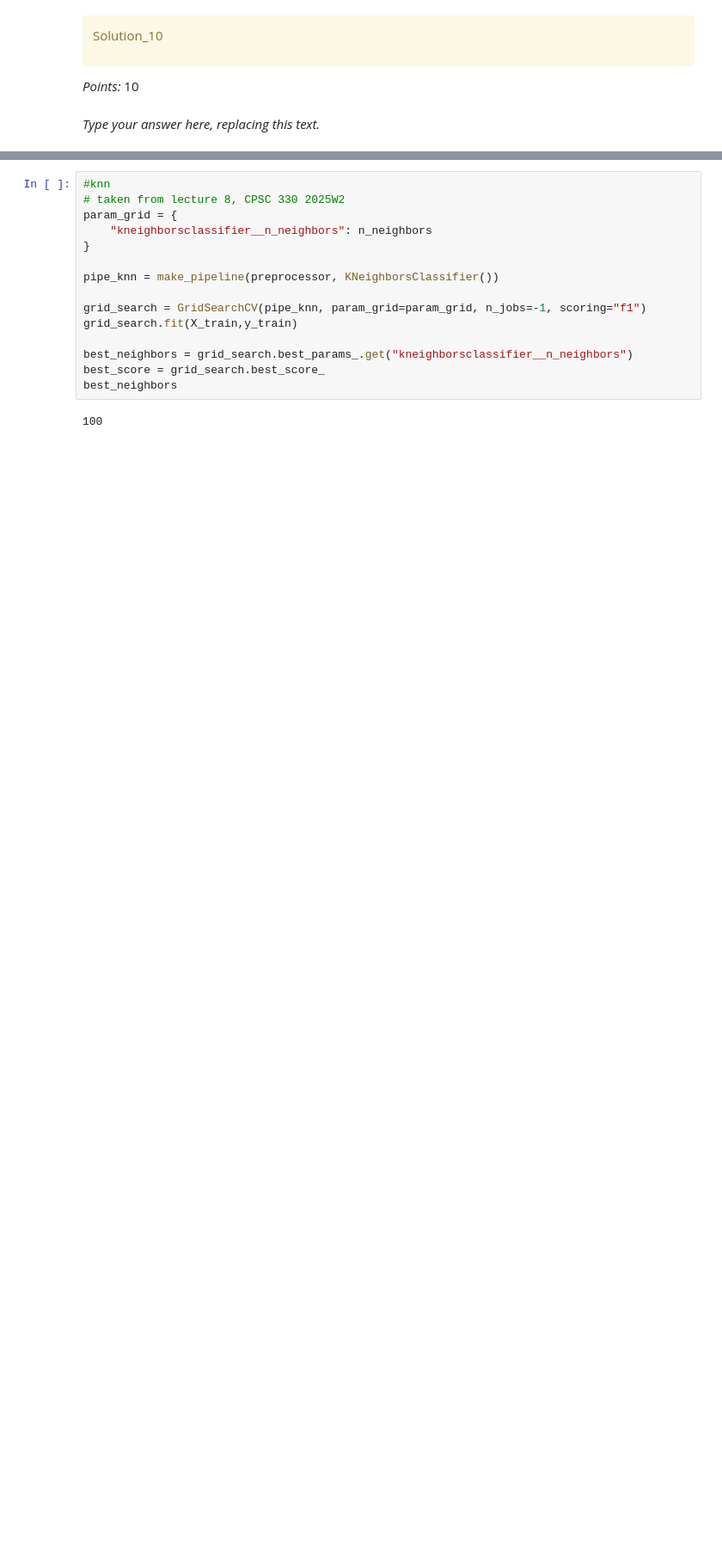
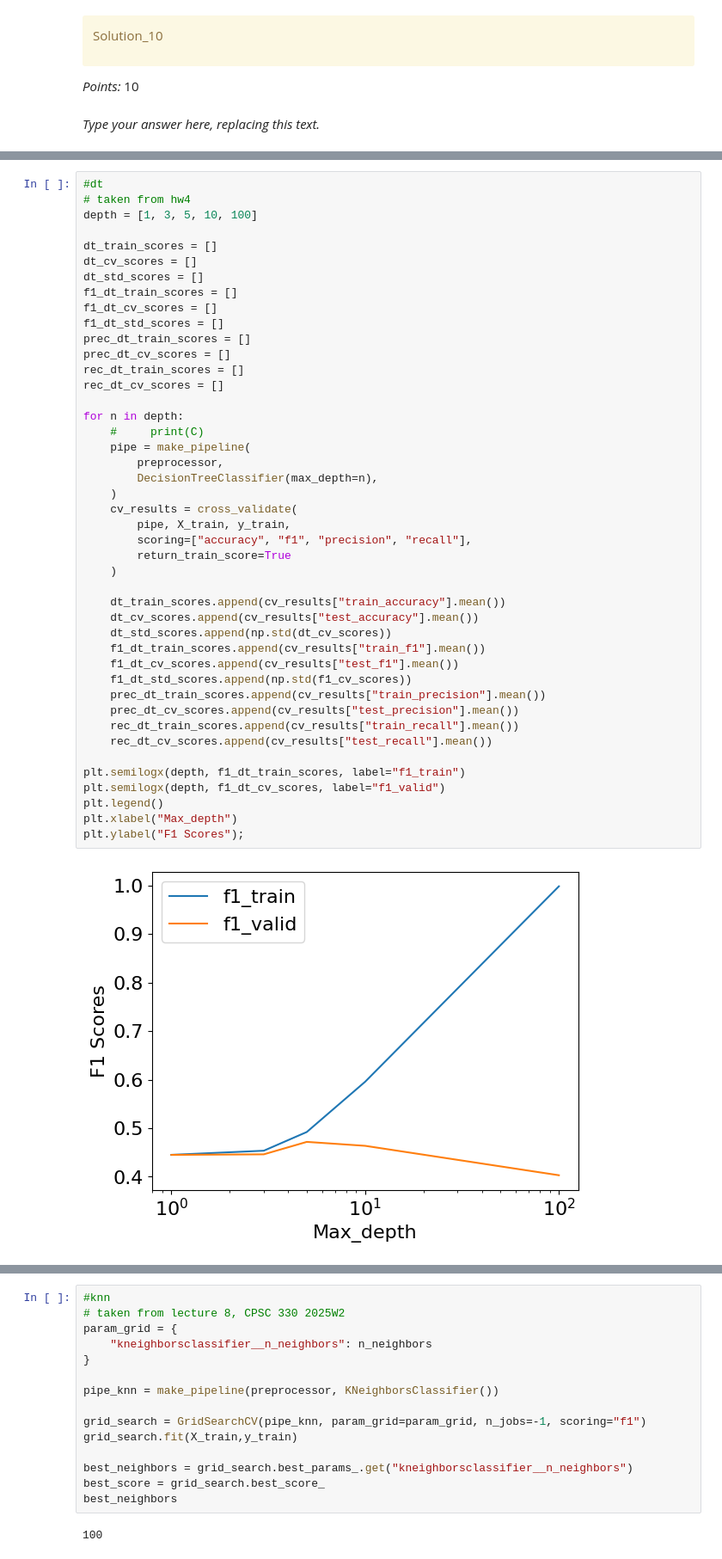
Before and after one commit to angshe/330hw5, a Jupyter notebook: hw5.ipynb, the cells around one changed output, grey strips where cells are left out. Shown at 86% size. Saved outputs shown, nothing was run; the diff lists cells and outputs as text; blank space fills up the shorter version.

```diff
--- a/hw5.ipynb
+++ b/hw5.ipynb
@@ -1001,0 +1023,46 @@ Ellipsis
+# %%
+#dt
+# taken from hw4
+depth = [1, 3, 5, 10, 100]
+
+dt_train_scores = []
+dt_cv_scores = []
+dt_std_scores = []
+f1_dt_train_scores = []
+f1_dt_cv_scores = []
+f1_dt_std_scores = []
+prec_dt_train_scores = []
+prec_dt_cv_scores = []
+rec_dt_train_scores = []
+rec_dt_cv_scores = []
+
+for n in depth:
+    #     print(C)
+    pipe = make_pipeline(
+        preprocessor,
+        DecisionTreeClassifier(max_depth=n),
+    )
+    cv_results = cross_validate(
+        pipe, X_train, y_train,
+        scoring=["accuracy", "f1", "precision", "recall"],
+        return_train_score=True
+    )
+
+    dt_train_scores.append(cv_results["train_accuracy"].mean())
+    dt_cv_scores.append(cv_results["test_accuracy"].mean())
+    dt_std_scores.append(np.std(dt_cv_scores))
+    f1_dt_train_scores.append(cv_results["train_f1"].mean())
+    f1_dt_cv_scores.append(cv_results["test_f1"].mean())
+    f1_dt_std_scores.append(np.std(f1_cv_scores))
+    prec_dt_train_scores.append(cv_results["train_precision"].mean())
+    prec_dt_cv_scores.append(cv_results["test_precision"].mean())
+    rec_dt_train_scores.append(cv_results["train_recall"].mean())
+    rec_dt_cv_scores.append(cv_results["test_recall"].mean())
+
+plt.semilogx(depth, f1_dt_train_scores, label="f1_train")
+plt.semilogx(depth, f1_dt_cv_scores, label="f1_valid")
+plt.legend()
+plt.xlabel("Max_depth")
+plt.ylabel("F1 Scores");
+# %% [output]
+[figure, added]
```
Also changed, not shown: parts of 25 cells of this notebook, 1 other file.
